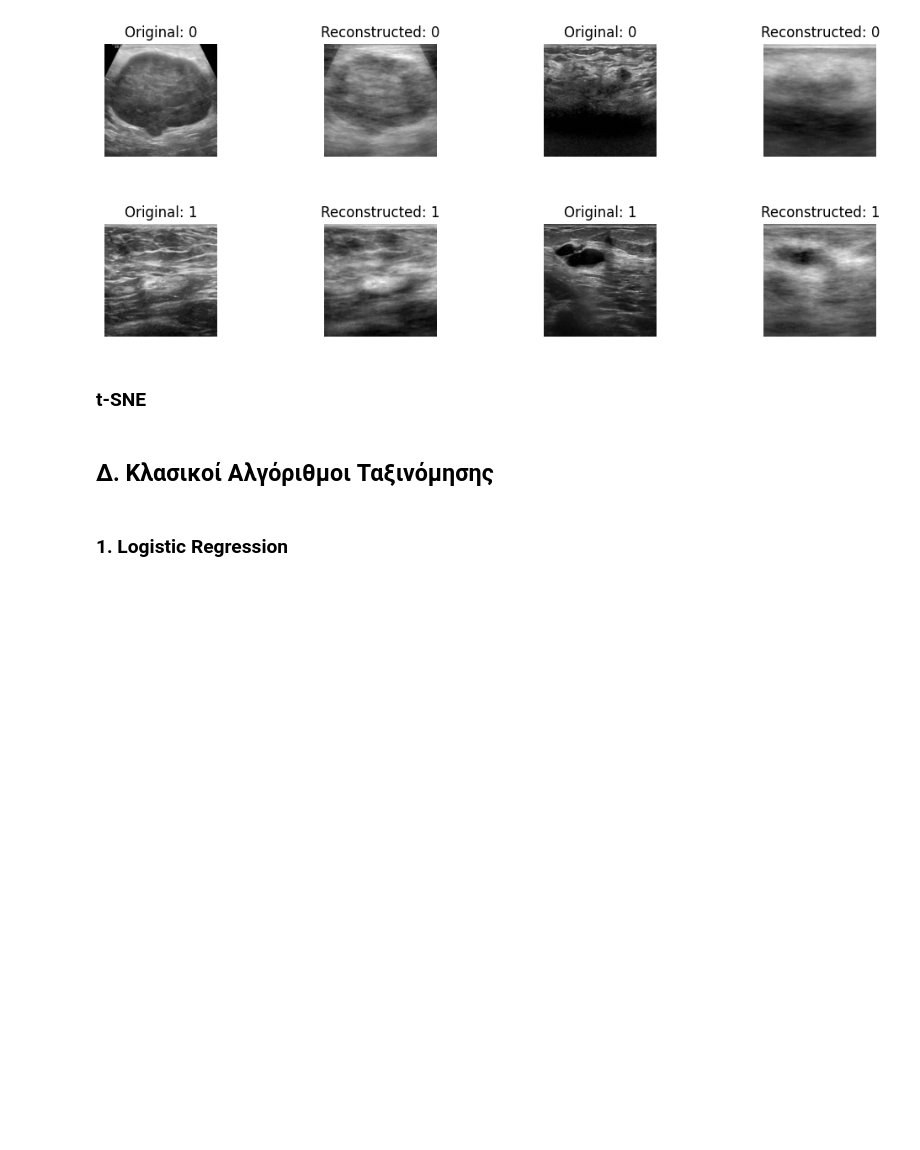
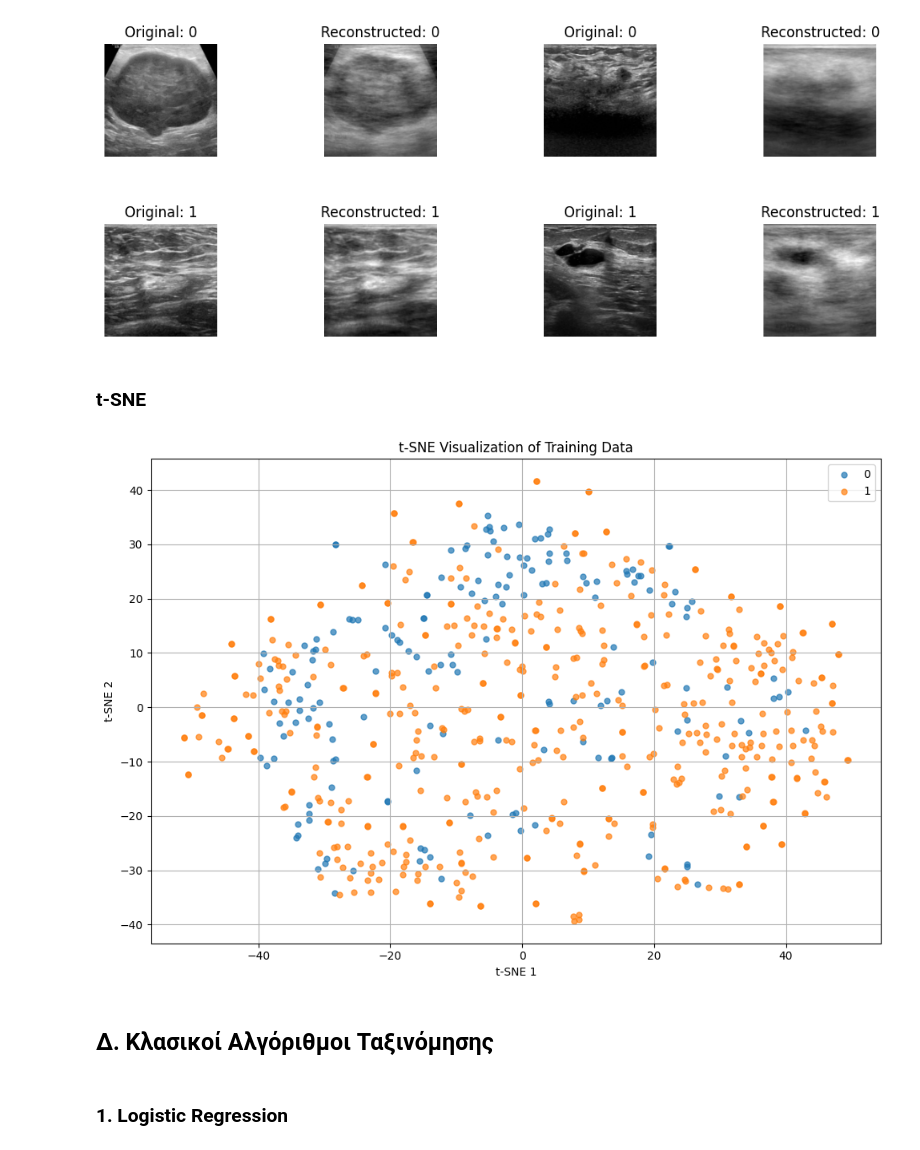
Before and after one commit to odykt/ML_EKPA, a Jupyter notebook: vas/BASE - PCA- ALGOS.ipynb, the cells around one changed output. Cells and saved outputs as stored; diff of their text form; code cells hidden in the pictures; blank space fills up the shorter version.

```diff
--- a/vas/BASE - PCA- ALGOS.ipynb
+++ b/vas/BASE - PCA- ALGOS.ipynb
@@ -305,6 +96,5 @@ from sklearn.preprocessing import StandardScaler
 
 # Standardize features
 scaler = StandardScaler()
-x_train_std = scaler.fit_transform(train_images_flat)
-x_val_std = scaler.transform(val_images_flat)
+x_train_std = scaler.fit_transform(combined_images_flat)
 x_test_std = scaler.transform(test_images_flat)
@@ -421,0 +134,22 @@ Feature engineering: Προσθέτει στατιστικά που μπορεί
+# %%
+# Train a simple model to compare performance with and without the new features
+from sklearn.linear_model import LogisticRegression
+from sklearn.metrics import accuracy_score
+
+# Model with only variance-thresholded features
+clf1 = LogisticRegression(max_iter=1000, random_state=56)
+clf1.fit(x_train_var, y_train)
+y_pred1 = clf1.predict(x_test_var)
+y_val = data['test_labels']  # This should match x_val_var
+acc1 = accuracy_score(y_test, y_pred1)
+
+# Model with mean and std features added
+clf2 = LogisticRegression(max_iter=1000, random_state=56)
+clf2.fit(x_train_fe, y_train)
+y_pred2 = clf2.predict(x_test_fe)
+acc2 = accuracy_score(y_test, y_pred2)
+
+# model with all stats
+
+print(f"Accuracy without mean/std: {acc1:.4f}")
+print(f"Accuracy with mean/std:    {acc2:.4f}")
@@ -435,6 +172,8 @@ import matplotlib.pyplot as plt
 # then you in fact use some information from the test data.
 # Thus, you cannot really judge the behaviour of your model using the test data,
 # because it is not an unseen data anymore.
+flattened_images = x_train_fe
+flattened_images_std = scaler.fit_transform(flattened_images)
 n_components = 50
 pca = PCA(n_components=n_components)
 principal_components = pca.fit_transform(flattened_images_std)
@@ -493,23 +232,27 @@ PCA reduced shape: (546, 50)
 # %%
 from sklearn.manifold import TSNE
 import matplotlib.pyplot as plt
 import numpy as np
 
-# Apply t-SNE
-tsne = TSNE(n_components=2, random_state=42, perplexity=5)
-X_tsne = tsne.fit_transform(flattened_images_std)
-print("t-SNE output shape:", X_tsne.shape)
+# Optionally subsample for clarity
+n_samples = min(2000, len(flattened_images_std))
+idx = np.random.choice(len(flattened_images_std), size=n_samples, replace=False)
+X_tsne = TSNE(n_components=2, random_state=56, perplexity=15).fit_transform(flattened_images_std[idx])
+y_tsne = y_train[idx]
 
-# Plot t-SNE result, colored by class
 plt.figure(figsize=(10, 7))
-for class_label in np.unique(y_train):
-    idx = np.where(y_train == class_label)
-    plt.scatter(X_tsne[idx, 0], X_tsne[idx, 1], label=class_label, s=15)
+for class_label in np.unique(y_tsne):
+    class_idx = np.where(y_tsne == class_label)
+    plt.scatter(X_tsne[class_idx, 0], X_tsne[class_idx, 1], label=class_label, s=25, alpha=0.7)
 plt.title("t-SNE Visualization of Training Data")
 plt.xlabel("t-SNE 1")
 plt.ylabel("t-SNE 2")
 plt.legend()
+plt.grid(True)
+plt.tight_layout()
 plt.show()
+# %% [output]
+[figure, added]
 # %% [markdown]
 ## Δ. Κλασικοί Αλγόριθμοι Ταξινόμησης
 # %% [markdown]
```
Also changed, not shown: parts of 50 cells of this notebook, 5 other files.
